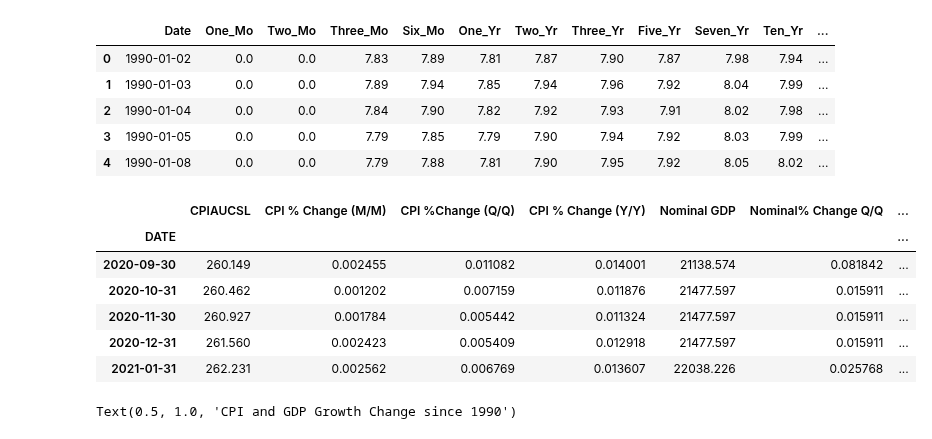
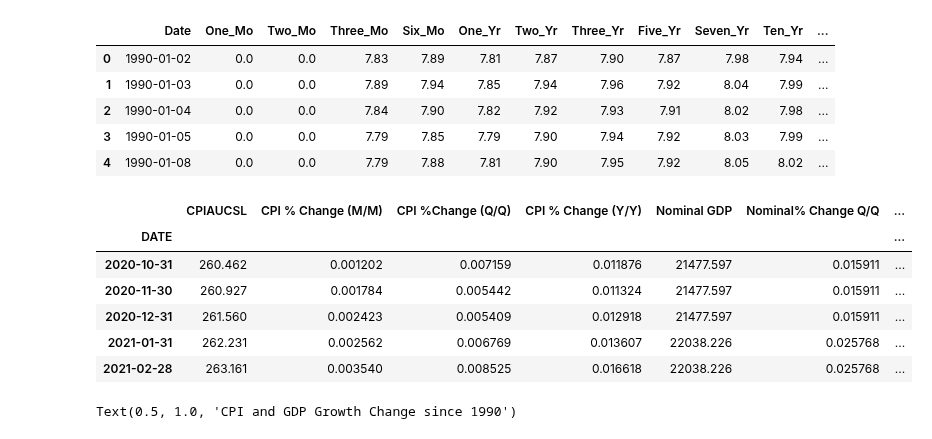
Before and after one commit to AlexNoonan-Syracuse/BigDataProject, a Jupyter notebook: IST718_Final_Project.ipynb, the cells around one changed output. Cells and saved outputs as stored; diff of their text form; code cells hidden in the pictures.

```diff
--- a/IST718_Final_Project.ipynb
+++ b/IST718_Final_Project.ipynb
@@ -60,23 +60,23 @@ tre_hist.head()
 # %%
 #Bring in macro data
 
 
 macro = pd.read_csv("https://raw.githubusercontent.com/AlexNoonan-Syracuse/BigDataProject/main/Macro%20Data.csv")
 macro.index = pd.to_datetime(macro['DATE'])
 macro.index = macro.index.to_period('M').to_timestamp('M')
 del macro['DATE']
-macro = macro["1990-01-01":"02-01-2021"]
+macro = macro["1990-01-01":"02-28-2021"]
 macro.tail()
 
 #Need to determine how to handle NA data (replace or remove)
 # %% [output]
 |  | CPIAUCSL | CPI % Change (M/M) | CPI %Change (Q/Q) | CPI % Change (Y/Y) | Nominal GDP | Nominal% Change Q/Q | ... |
 | DATE |  |  |  |  |  |  | ... |
-| 2020-09-30 | 260.149 | 0.002455 | 0.011082 | 0.014001 | 21138.574 | 0.081842 | ... |
 | 2020-10-31 | 260.462 | 0.001202 | 0.007159 | 0.011876 | 21477.597 | 0.015911 | ... |
 | 2020-11-30 | 260.927 | 0.001784 | 0.005442 | 0.011324 | 21477.597 | 0.015911 | ... |
 | 2020-12-31 | 261.560 | 0.002423 | 0.005409 | 0.012918 | 21477.597 | 0.015911 | ... |
 | 2021-01-31 | 262.231 | 0.002562 | 0.006769 | 0.013607 | 22038.226 | 0.025768 | ... |
+| 2021-02-28 | 263.161 | 0.003540 | 0.008525 | 0.016618 | 22038.226 | 0.025768 | ... |
 # %%
 #need to update column names
 macro["CPI %Change (Q/Q)"].plot()
```
Also changed, not shown: parts of 4 cells of this notebook.
